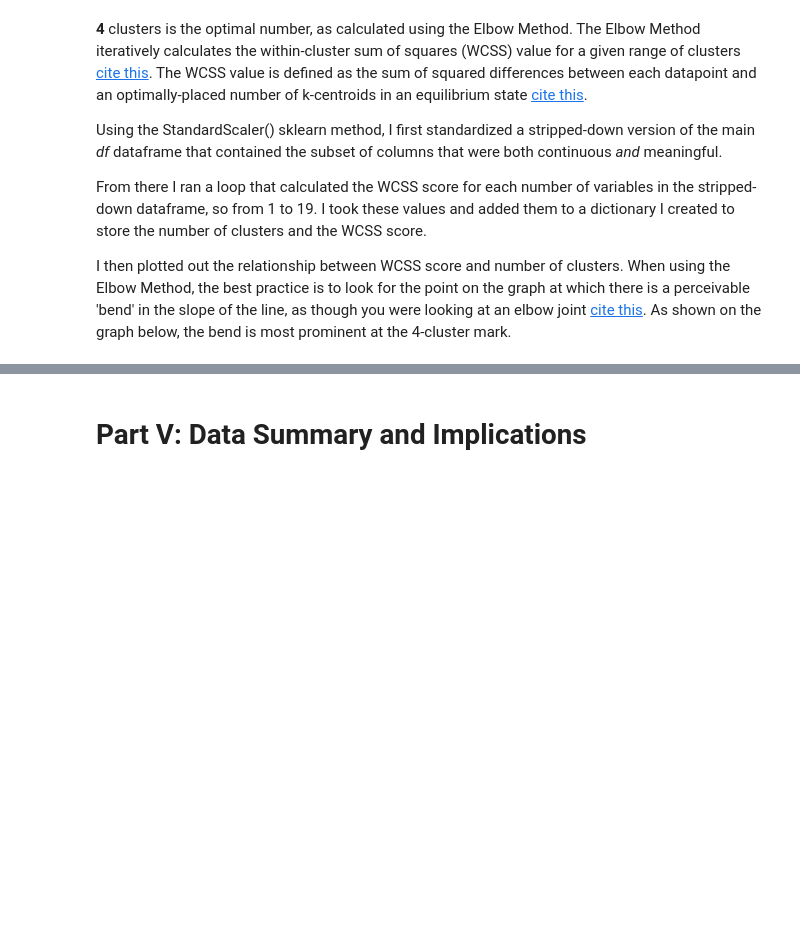
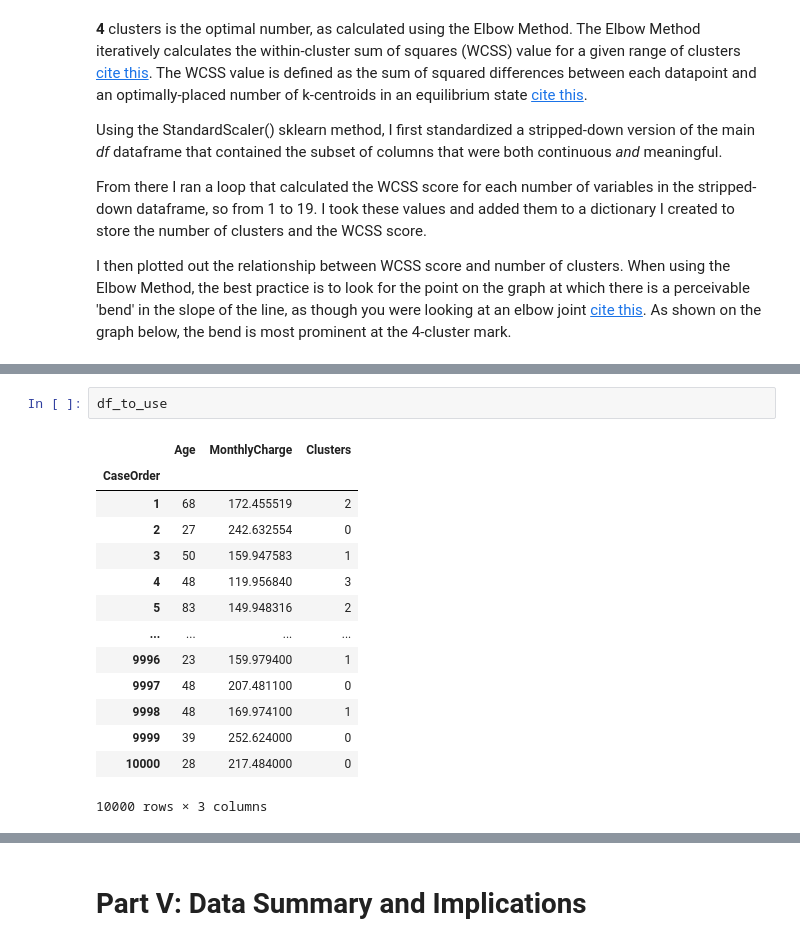
Before and after one commit to ordinaryusername1/D212, a Jupyter notebook: D212 Parker Task I.ipynb, the cells around one changed output, grey strips where cells are left out. Drawn from its saved outputs; the diff is of its cells as text; blank space fills up the shorter version.

```diff
--- a/D212 Parker Task I.ipynb
+++ b/D212 Parker Task I.ipynb
@@ -1389,0 +1455,17 @@ ax.set(xlabel="Number of Clusters", ylabel="Within-Cluster Sum of Square Score",
+# %%
+df_to_use
+# %% [output]
+|  | Age | MonthlyCharge | Clusters |
+| CaseOrder |  |  |  |
+| 1 | 68 | 172.455519 | 2 |
+| 2 | 27 | 242.632554 | 0 |
+| 3 | 50 | 159.947583 | 1 |
+| 4 | 48 | 119.956840 | 3 |
+| 5 | 83 | 149.948316 | 2 |
+| ... | ... | ... | ... |
+| 9996 | 23 | 159.979400 | 1 |
+| 9997 | 48 | 207.481100 | 0 |
+| 9998 | 48 | 169.974100 | 1 |
+| 9999 | 39 | 252.624000 | 0 |
+| 10000 | 28 | 217.484000 | 0 |
+10000 rows × 3 columns
```
Also changed, not shown: parts of 58 cells of this notebook.
